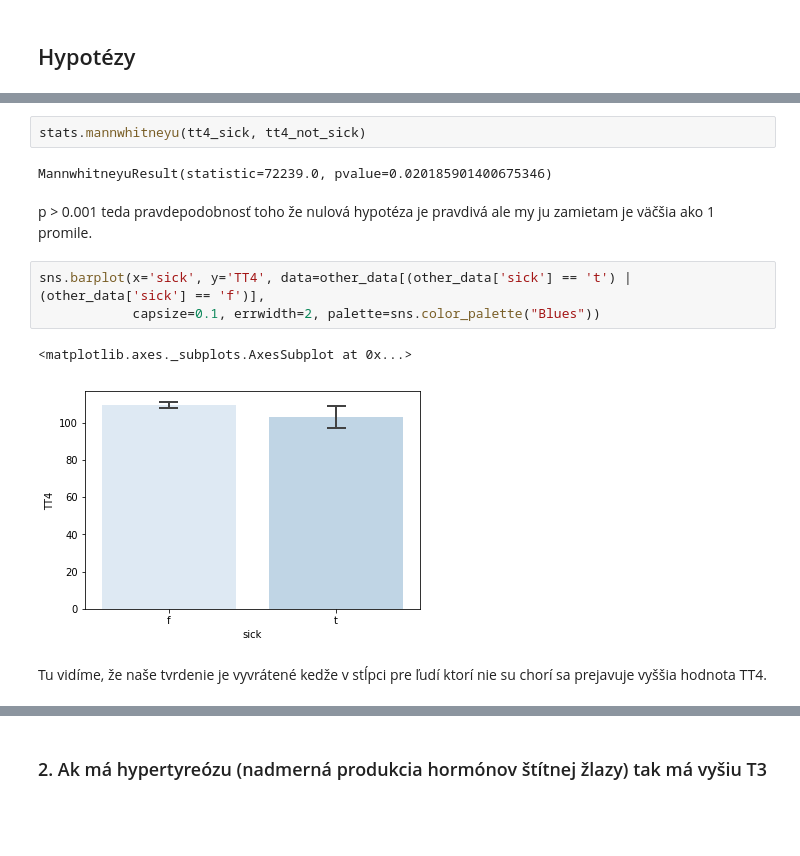
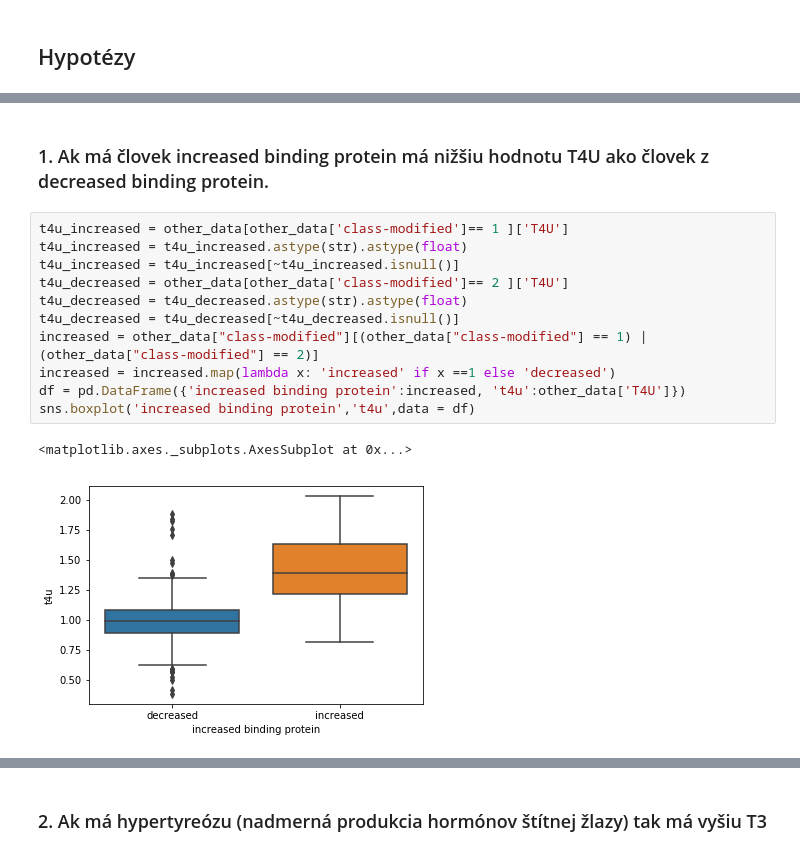
Before and after one commit to zuhi6/IAU-Projekt, a Jupyter notebook: Projekt.ipynb, the cells around one changed output, grey strips where cells are left out. Saved outputs shown, nothing was run; the diff lists cells and outputs as text; blank space fills up the shorter version.

```diff
--- a/Projekt.ipynb
+++ b/Projekt.ipynb
@@ -411,14 +384,16 @@ Aby platilo že množina je z normálneho rozdelenia musí byť štatistická ho
-# %%
-stats.mannwhitneyu(tt4_sick, tt4_not_sick)
-# %% [output]
-MannwhitneyuResult(statistic=72239.0, pvalue=0.020185901400675346)
-# %% [markdown]
-p > 0.001 teda pravdepodobnosť toho že nulová hypotéza je pravdivá ale my ju zamietam je väčšia ako 1 promile.
-# %%
-sns.barplot(x='sick', y='TT4', data=other_data[(other_data['sick'] == 't') | (other_data['sick'] == 'f')],
-            capsize=0.1, errwidth=2, palette=sns.color_palette("Blues"))
-# %% [output]
-<matplotlib.axes._subplots.AxesSubplot at 0x...>
-[figure, removed]
-# %% [markdown]
-Tu vidíme, že naše tvrdenie je vyvrátené kedže v stĺpci pre ľudí ktorí nie su chorí sa prejavuje vyššia hodnota TT4.
+# %% [markdown]
+### 1. Ak má človek increased binding protein má nižšiu hodnotu T4U ako človek z decreased binding protein.
+# %%
+t4u_increased = other_data[other_data['class-modified']== 1 ]['T4U']
+t4u_increased = t4u_increased.astype(str).astype(float)
+t4u_increased = t4u_increased[~t4u_increased.isnull()]
+t4u_decreased = other_data[other_data['class-modified']== 2 ]['T4U']
+t4u_decreased = t4u_decreased.astype(str).astype(float)
+t4u_decreased = t4u_decreased[~t4u_decreased.isnull()]
+increased = other_data["class-modified"][(other_data["class-modified"] == 1) | (other_data["class-modified"] == 2)]
+increased = increased.map(lambda x: 'increased' if x ==1 else 'decreased')
+df = pd.DataFrame({'increased binding protein':increased, 't4u':other_data['T4U']})
+sns.boxplot('increased binding protein','t4u',data = df)
+# %% [output]
+<matplotlib.axes._subplots.AxesSubplot at 0x...>
+[figure, added]
```
Also changed, not shown: parts of 65 cells of this notebook.
